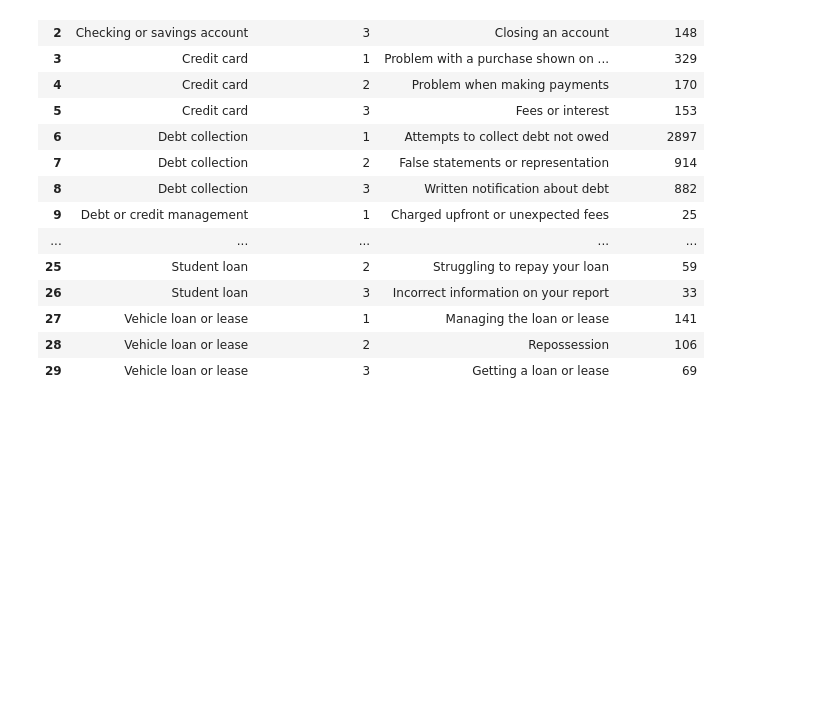
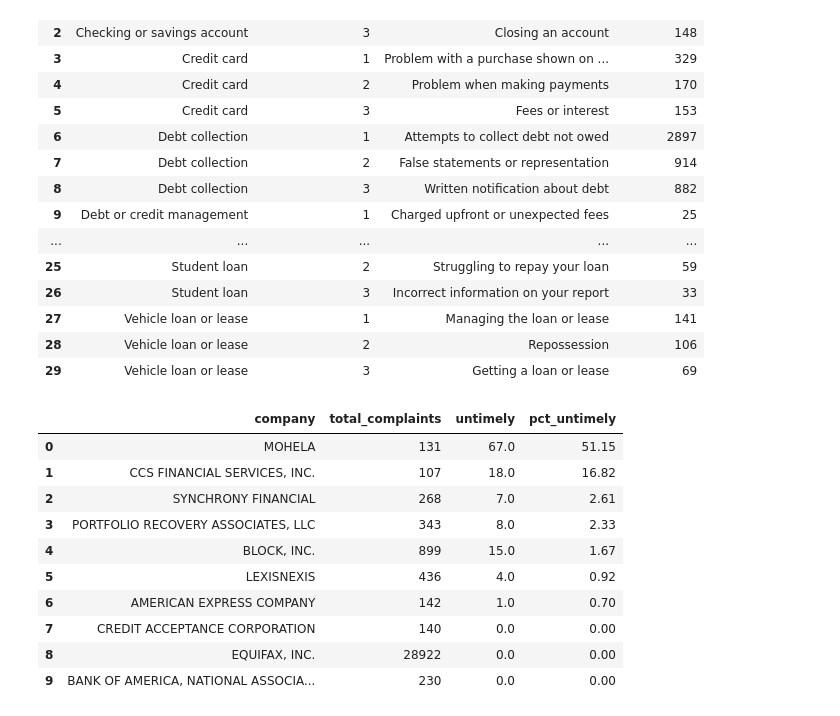
Before and after one commit to KrishnajaKottam/cfpb-complaints-analysis, a Jupyter notebook: notebooks/04_analysis.ipynb, the cells around one changed output. Drawn from its saved outputs; the diff is of its cells as text; code cells hidden in the pictures; blank space fills up the shorter version.

```diff
--- a/notebooks/04_analysis.ipynb
+++ b/notebooks/04_analysis.ipynb
@@ -132,3 +132,28 @@ con.execute("""
 | 27 | Vehicle loan or lease | 1 | Managing the loan or lease | 141 |
 | 28 | Vehicle loan or lease | 2 | Repossession | 106 |
 | 29 | Vehicle loan or lease | 3 | Getting a loan or lease | 69 |
+# %%
+#Which companies have the most untimely responses
+con.execute("""
+    SELECT company,
+           COUNT(*) AS total_complaints,
+           SUM(CASE WHEN timely_response = 'No' THEN 1 ELSE 0 END) AS untimely,
+           ROUND(SUM(CASE WHEN timely_response = 'No' THEN 1 ELSE 0 END) * 100.0 / COUNT(*), 2) AS pct_untimely
+    FROM complaints
+    GROUP BY company
+    HAVING COUNT(*) >= 100
+    ORDER BY pct_untimely DESC
+    LIMIT 10
+""").df()
+# %% [output]
+|  | company | total_complaints | untimely | pct_untimely |
+| 0 | MOHELA | 131 | 67.0 | 51.15 |
+| 1 | CCS FINANCIAL SERVICES, INC. | 107 | 18.0 | 16.82 |
+| 2 | SYNCHRONY FINANCIAL | 268 | 7.0 | 2.61 |
+| 3 | PORTFOLIO RECOVERY ASSOCIATES, LLC | 343 | 8.0 | 2.33 |
+| 4 | BLOCK, INC. | 899 | 15.0 | 1.67 |
+| 5 | LEXISNEXIS | 436 | 4.0 | 0.92 |
+| 6 | AMERICAN EXPRESS COMPANY | 142 | 1.0 | 0.70 |
+| 7 | CREDIT ACCEPTANCE CORPORATION | 140 | 0.0 | 0.00 |
+| 8 | EQUIFAX, INC. | 28922 | 0.0 | 0.00 |
+| 9 | BANK OF AMERICA, NATIONAL ASSOCIA... | 230 | 0.0 | 0.00 |
```
Also changed, not shown: parts of 5 cells of this notebook, 1 other file.
